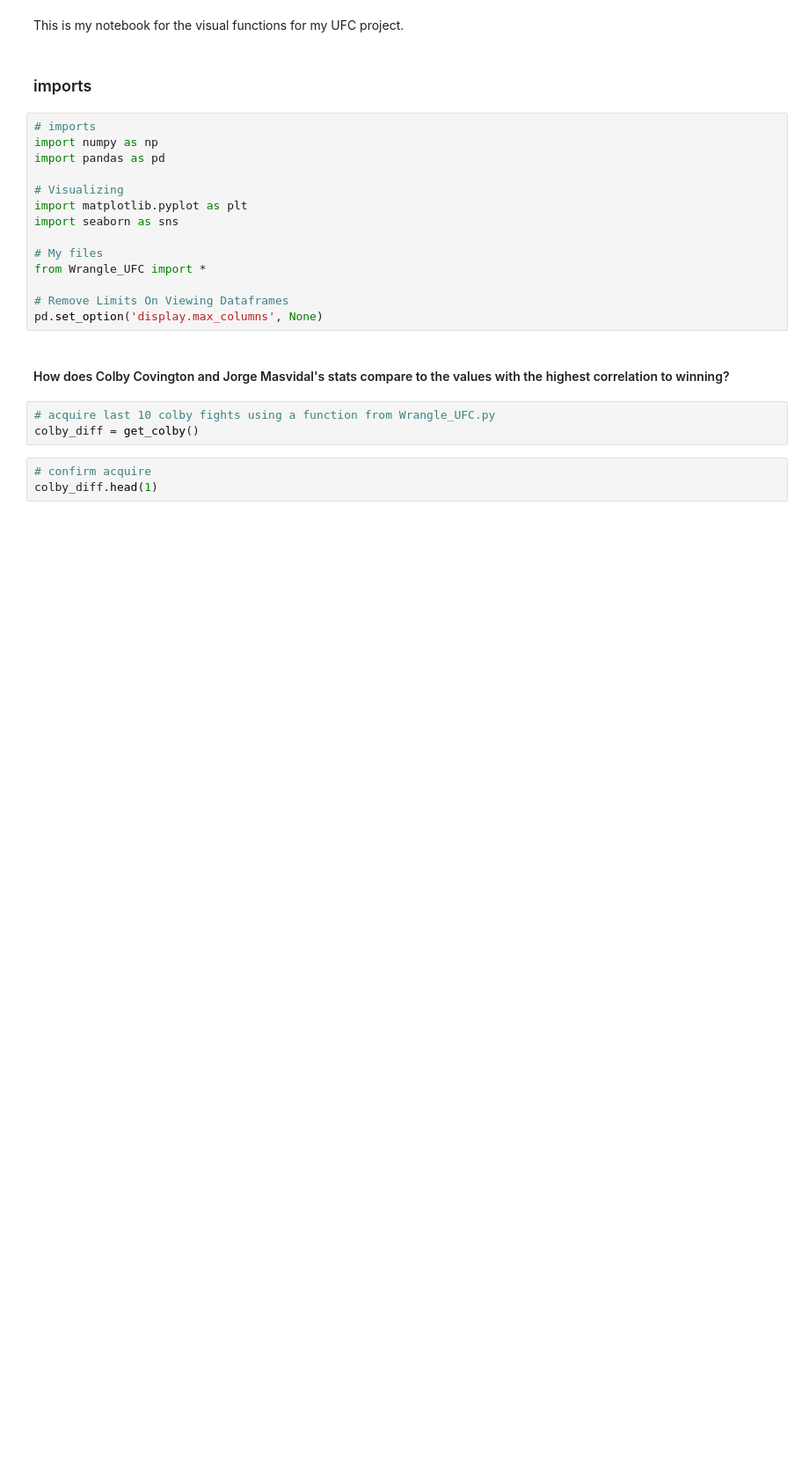
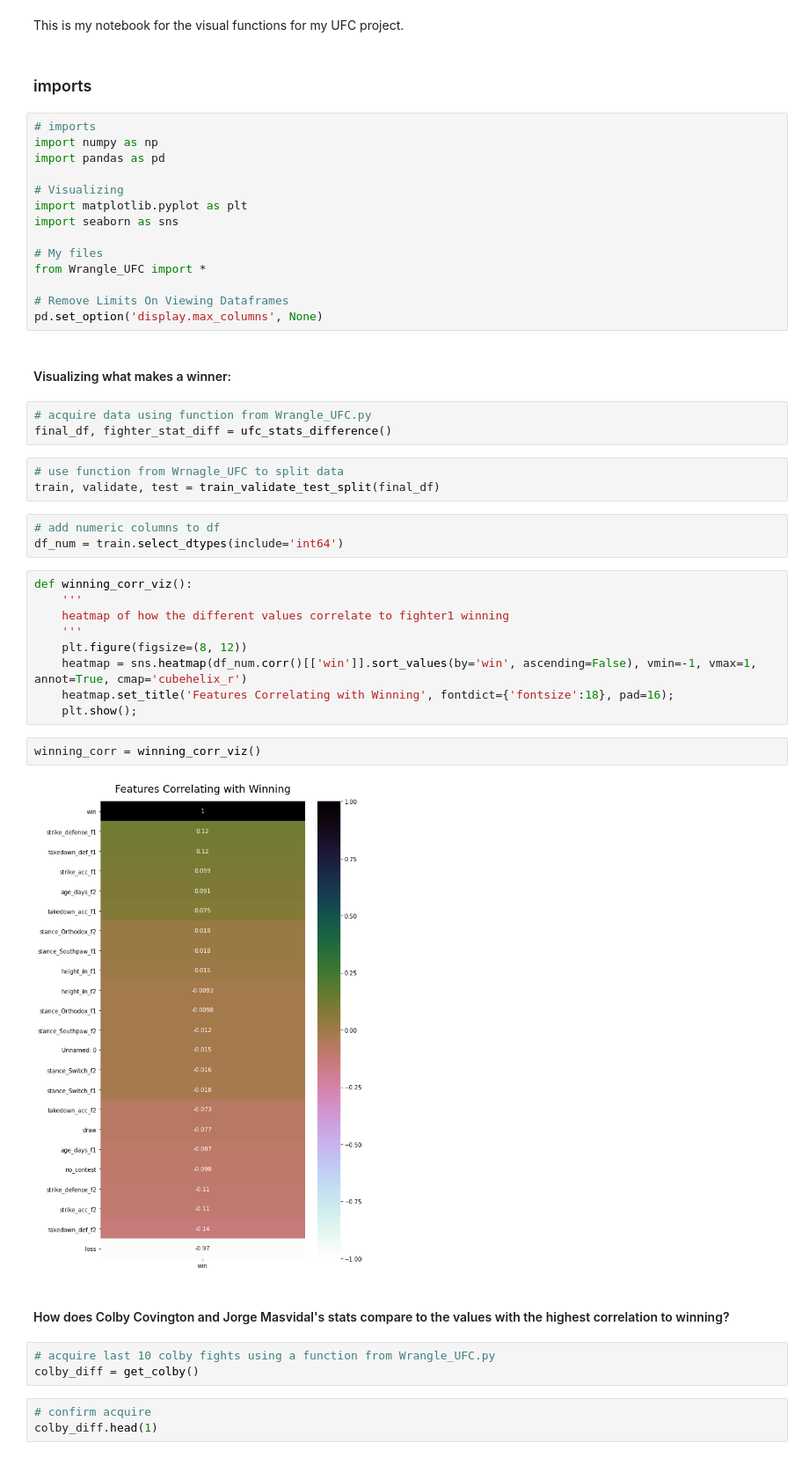
Before and after one commit to chloerwhitaker/UFC-Project, a Jupyter notebook: Viz_UFC.ipynb, the cells around one changed output. Shown at 88% size. Saved outputs shown, nothing was run; the diff lists cells and outputs as text; blank space fills up the shorter version.

Commit message:
added last viz function

```diff
--- a/Viz_UFC.ipynb
+++ b/Viz_UFC.ipynb
@@ -16,6 +18,30 @@ from Wrangle_UFC import *
 
 # Remove Limits On Viewing Dataframes
 pd.set_option('display.max_columns', None)
+# %% [markdown]
+#### Visualizing what makes a winner:
+# %%
+# acquire data using function from Wrangle_UFC.py
+final_df, fighter_stat_diff = ufc_stats_difference()
+# %%
+# use function from Wrnagle_UFC to split data
+train, validate, test = train_validate_test_split(final_df)
+# %%
+# add numeric columns to df
+df_num = train.select_dtypes(include='int64')
+# %%
+def winning_corr_viz():
+    '''
+    heatmap of how the different values correlate to fighter1 winning
+    '''
+    plt.figure(figsize=(8, 12))
+    heatmap = sns.heatmap(df_num.corr()[['win']].sort_values(by='win', ascending=False), vmin=-1, vmax=1, annot=True, cmap='cubehelix_r')
+    heatmap.set_title('Features Correlating with Winning', fontdict={'fontsize':18}, pad=16);
+    plt.show();
+# %%
+winning_corr = winning_corr_viz()
+# %% [output]
+[figure, added]
 # %% [markdown]
 #### How does Colby Covington and Jorge Masvidal's stats compare to the values with the highest correlation to winning?
 # %%
```
Also changed, not shown: parts of 1 cell of this notebook.
